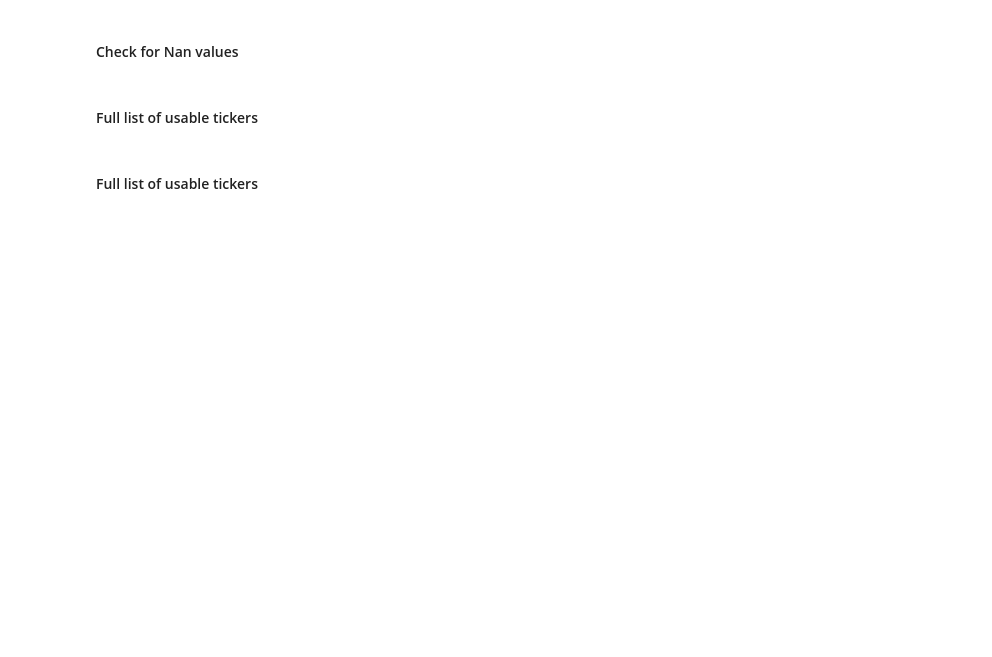
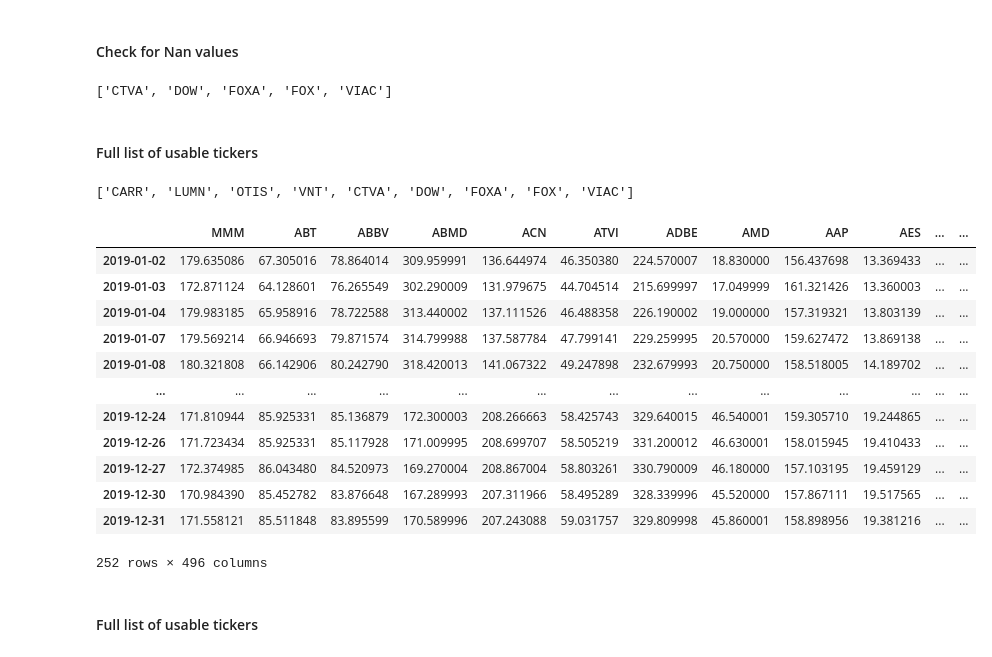
Before and after one commit to jujbates/Portfolio-Optimization, a Jupyter notebook: notebooks/exploratory/2.0-jujbates-S&P500-PO_data_wrangling.ipynb, the cells around one changed output. Drawn from its saved outputs; the diff is of its cells as text; code cells hidden in the pictures; blank space fills up the shorter version.

Commit message:
Updated data wrangling with run output

```diff
--- a/notebooks/exploratory/2.0-jujbates-S&P500-PO_data_wrangling.ipynb
+++ b/notebooks/exploratory/2.0-jujbates-S&P500-PO_data_wrangling.ipynb
@@ -412,15 +412,15 @@ error_tickers = {}
 
 for k, v in yf_data_history.items():
     if isinstance(v, pd.DataFrame):
-        adjclose = pd.DataFrame(v['adjclose'])
-        adjclose['ticker'] = k
-        adjclose.index.name = 'date'
-        adjclose_df = adjclose.pivot(columns='ticker')
-        adjclose_df.columns = [col[1] for col in adjclose_df.columns]
-        good_tickers.append(adjclose_df)
+        adj_close = pd.DataFrame(v['adjclose'])
+        adj_close['ticker'] = k
+        adj_close.index.name = 'date'
+        adj_close_df = adj_close.pivot(columns='ticker')
+        adj_close_df.columns = [col[1] for col in adj_close_df.columns]
+        good_tickers.append(adj_close_df)
 
     else:
         error_tickers[k] = v
 
-sp500_adjclose_df = pd.concat(good_tickers, axis=1)
+sp500_adj_close_df = pd.concat(good_tickers, axis=1)
 # %%
@@ -450,16 +469,33 @@ for k, v in error_tickers.items():
 # %% [markdown]
 #### Check for Nan values
 # %%
-tickers_with_nan_values = sp500_adjclose_df.columns[sp500_adjclose_df.isna().any()].tolist()
+tickers_with_nan_values = sp500_adj_close_df.columns[sp500_adj_close_df.isna().any()].tolist()
 print(tickers_with_nan_values)
+# %% [output]
+['CTVA', 'DOW', 'FOXA', 'FOX', 'VIAC']
 # %% [markdown]
 #### Full list of usable tickers
 # %%
 [error_tickers_list.append(x) for x in tickers_with_nan_values]
 print(error_tickers_list)
 len(error_tickers_list)
-sp500_adjclose_df = sp500_adjclose_df.drop(columns=tickers_with_nan_values)
-sp500_adjclose_df
+sp500_adj_close_df = sp500_adj_close_df.drop(columns=tickers_with_nan_values)
+sp500_adj_close_df
+# %% [output]
+['CARR', 'LUMN', 'OTIS', 'VNT', 'CTVA', 'DOW', 'FOXA', 'FOX', 'VIAC']
+|  | MMM | ABT | ABBV | ABMD | ACN | ATVI | ADBE | AMD | AAP | AES | ... | ... |
+| 2019-01-02 | 179.635086 | 67.305016 | 78.864014 | 309.959991 | 136.644974 | 46.350380 | 224.570007 | 18.830000 | 156.437698 | 13.369433 | ... | ... |
+| 2019-01-03 | 172.871124 | 64.128601 | 76.265549 | 302.290009 | 131.979675 | 44.704514 | 215.699997 | 17.049999 | 161.321426 | 13.360003 | ... | ... |
+| 2019-01-04 | 179.983185 | 65.958916 | 78.722588 | 313.440002 | 137.111526 | 46.488358 | 226.190002 | 19.000000 | 157.319321 | 13.803139 | ... | ... |
+| 2019-01-07 | 179.569214 | 66.946693 | 79.871574 | 314.799988 | 137.587784 | 47.799141 | 229.259995 | 20.570000 | 159.627472 | 13.869138 | ... | ... |
+| 2019-01-08 | 180.321808 | 66.142906 | 80.242790 | 318.420013 | 141.067322 | 49.247898 | 232.679993 | 20.750000 | 158.518005 | 14.189702 | ... | ... |
+| ... | ... | ... | ... | ... | ... | ... | ... | ... | ... | ... | ... | ... |
+| 2019-12-24 | 171.810944 | 85.925331 | 85.136879 | 172.300003 | 208.266663 | 58.425743 | 329.640015 | 46.540001 | 159.305710 | 19.244865 | ... | ... |
+| 2019-12-26 | 171.723434 | 85.925331 | 85.117928 | 171.009995 | 208.699707 | 58.505219 | 331.200012 | 46.630001 | 158.015945 | 19.410433 | ... | ... |
+| 2019-12-27 | 172.374985 | 86.043480 | 84.520973 | 169.270004 | 208.867004 | 58.803261 | 330.790009 | 46.180000 | 157.103195 | 19.459129 | ... | ... |
+| 2019-12-30 | 170.984390 | 85.452782 | 83.876648 | 167.289993 | 207.311966 | 58.495289 | 328.339996 | 45.520000 | 157.867111 | 19.517565 | ... | ... |
+| 2019-12-31 | 171.558121 | 85.511848 | 83.895599 | 170.589996 | 207.243088 | 59.031757 | 329.809998 | 45.860001 | 158.898956 | 19.381216 | ... | ... |
+252 rows × 496 columns
 # %% [markdown]
 #### Full list of usable tickers
 # %%
```
Also changed, not shown: parts of 21 cells of this notebook, 3 other files.
